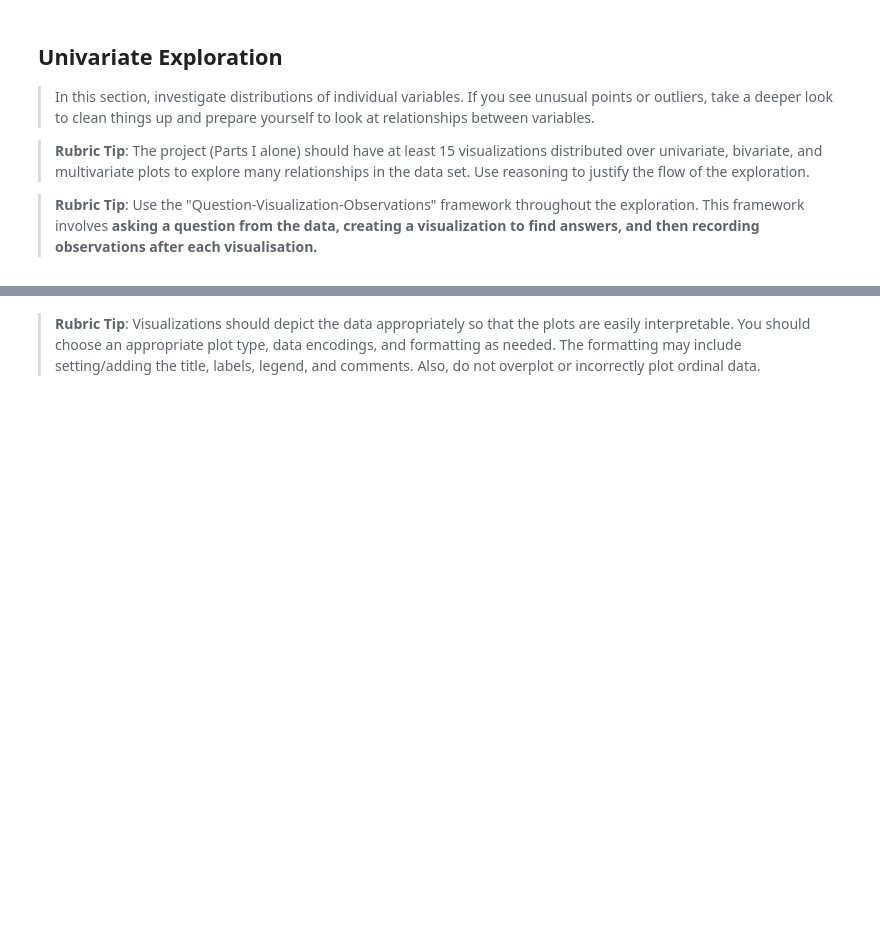
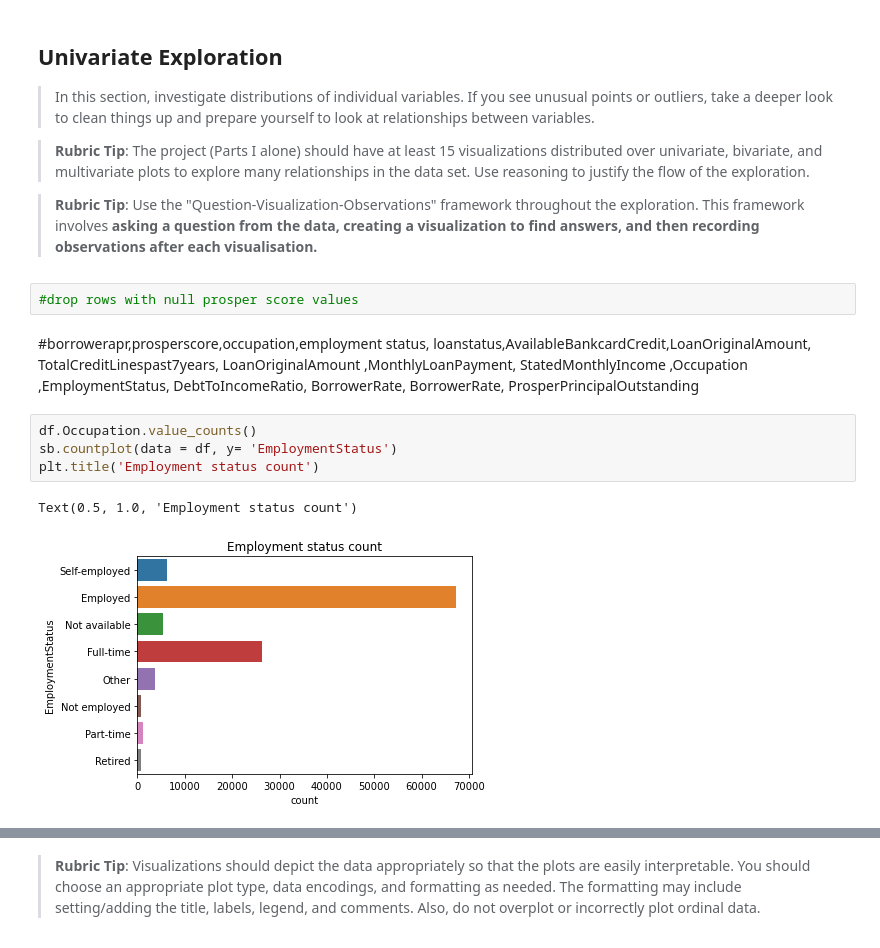
Before and after one commit to chepkuruipurity/visualize, a Jupyter notebook: Part_I_exploration_template.ipynb, the cells around one changed output, grey strips where cells are left out. Saved outputs shown, nothing was run; the diff lists cells and outputs as text; blank space fills up the shorter version.

```diff
--- a/Part_I_exploration_template.ipynb
+++ b/Part_I_exploration_template.ipynb
@@ -101,3 +101,14 @@ and prepare yourself to look at relationships between variables.
 
 
 >**Rubric Tip**: Use the "Question-Visualization-Observations" framework  throughout the exploration. This framework involves **asking a question from the data, creating a visualization to find answers, and then recording observations after each visualisation.**
+# %%
+#drop rows with null prosper score values
+# %% [markdown]
+#borrowerapr,prosperscore,occupation,employment status, loanstatus,AvailableBankcardCredit,LoanOriginalAmount, TotalCreditLinespast7years, LoanOriginalAmount  ,MonthlyLoanPayment, StatedMonthlyIncome ,Occupation ,EmploymentStatus, DebtToIncomeRatio, BorrowerRate,  BorrowerRate, ProsperPrincipalOutstanding
+# %%
+df.Occupation.value_counts()
+sb.countplot(data = df, y= 'EmploymentStatus')
+plt.title('Employment status count')
+# %% [output]
+Text(0.5, 1.0, 'Employment status count')
+[figure, added]
```
Also changed, not shown: parts of 9 cells of this notebook.
